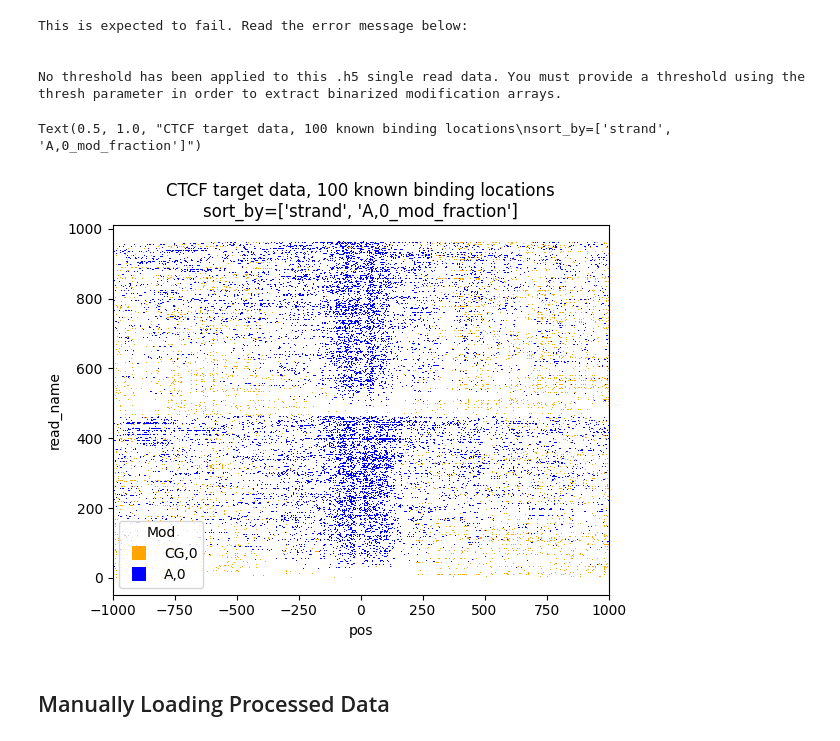
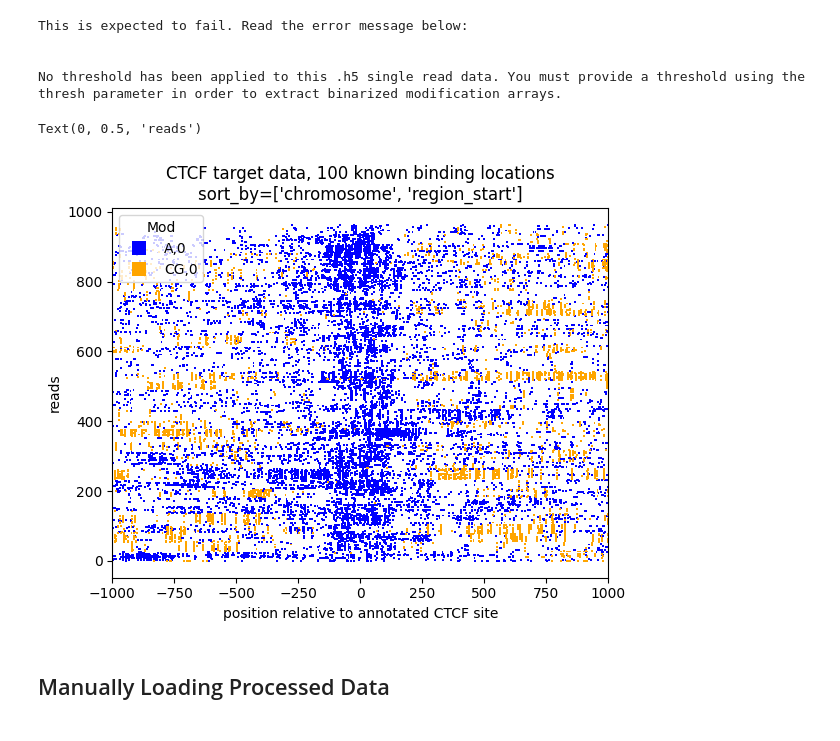
Before and after one commit to streetslab/dimelo_v2, a Jupyter notebook: tutorial.ipynb, the cells around one changed output. Saved outputs shown, nothing was run; the diff lists cells and outputs as text; code cells hidden in the pictures.

Commit message:
DM-31 Added plot_browser to the tutorial, along with single read extraction details and more hints for visualizations

```diff
--- a/tutorial.ipynb
+++ b/tutorial.ipynb
@@ -400,21 +438,24 @@ This is expected to fail. Read the error message below:
 
 No threshold has been applied to this .h5 single read data. You must provide a threshold using the thresh parameter in order to extract binarized modification arrays.
 # %%
-sort_by = ['strand','A,0_mod_fraction'] # you can sort reads also!
+sort_by = ['chromosome','region_start'] # you can sort reads also!
 plot_reads.plot_reads(
     mod_file_name=extract_file_no_thresh,
     regions=ctcf_target_regions,
     motifs=['A,0', 'CG,0'],
     window_size=1000,
     single_strand=False, # if set to True, regions that specify the strand will only pull from reads on the strand (as opposed to both strands)
-    regions_5to3prime=False, # if set to True, regions on the reverse (-) strand will be flipped so everything is 5 prime to 3 prime
+    regions_5to3prime=True, # if set to True, regions on the reverse (-) strand will be flipped so everything is 5 prime to 3 prime
     thresh=190,
-    sort_by=sort_by
+    sort_by=sort_by,
+    s=2,
 )
 plt.title(f'CTCF target data, 100 known binding locations\nsort_by={sort_by}')
+plt.xlabel('position relative to annotated CTCF site')
+plt.ylabel('reads')
 # %% [output]
-Text(0.5, 1.0, "CTCF target data, 100 known binding locations\nsort_by=['strand', 'A,0_mod_fraction']")
+Text(0, 0.5, 'reads')
-[figure, old version]
+[figure, new version]
 # %% [markdown]
 ## Manually Loading Processed Data
 # %% [markdown]
```
Also changed, not shown: parts of 21 cells of this notebook.
